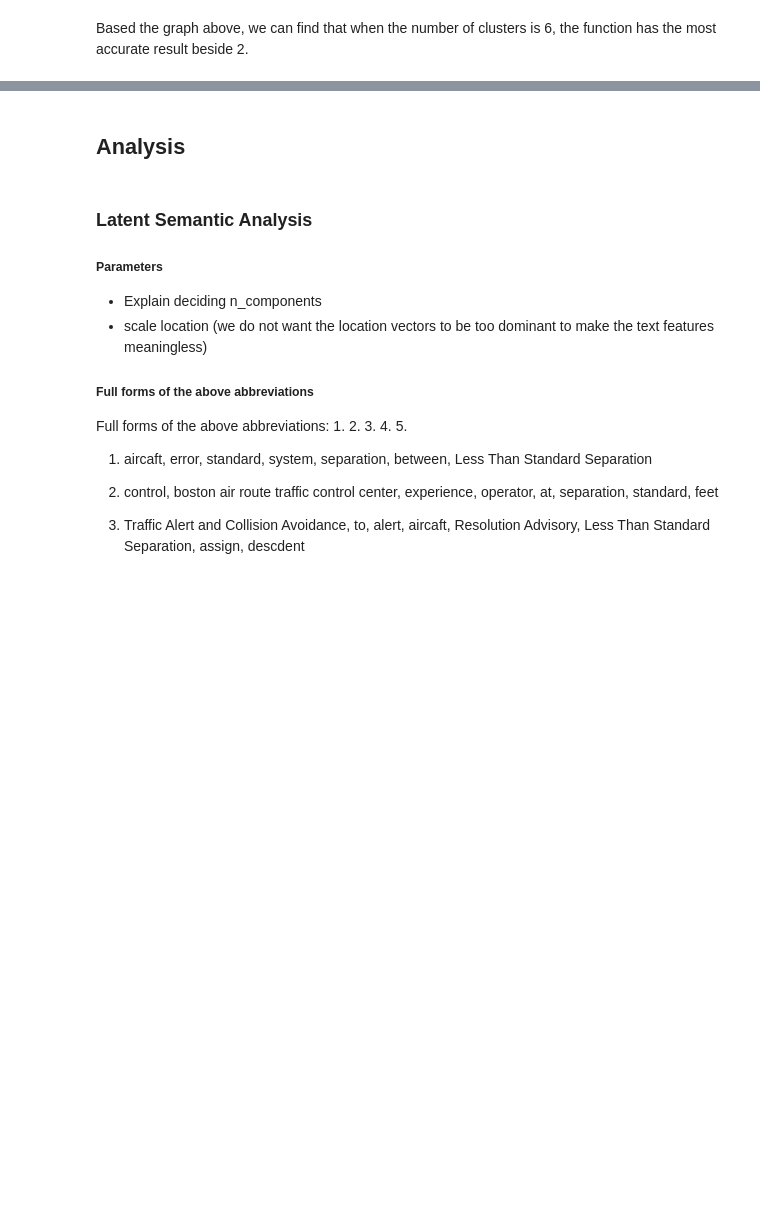
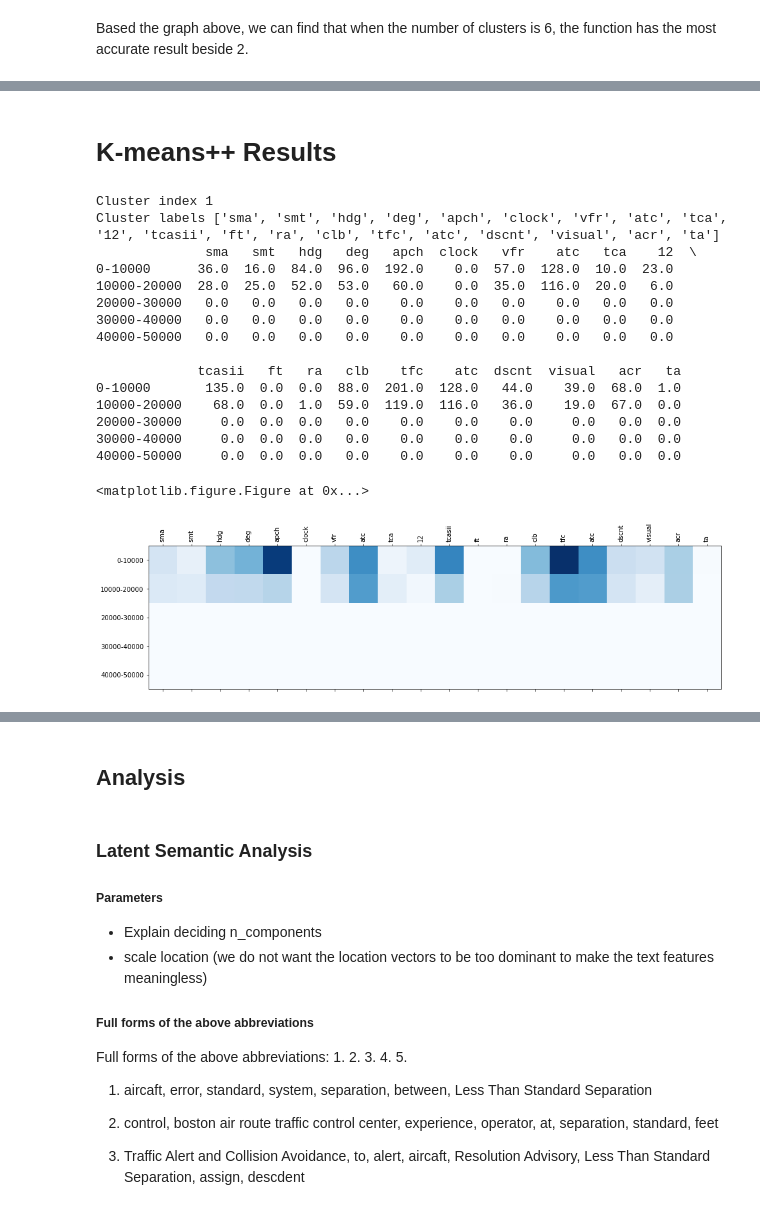
Before and after one commit to lingyigu/acas, a Jupyter notebook: src/03-Clustering.ipynb, the cells around one changed output, grey strips where cells are left out. Cells and saved outputs as stored; diff of their text form; code cells hidden in the pictures; blank space fills up the shorter version.

Commit message:
Plot a heatmap of frequency of labeled terms for each cluster.

```diff
--- a/src/03-Clustering.ipynb
+++ b/src/03-Clustering.ipynb
@@ -415,0 +416,10 @@ plt.show()
+# %% [markdown]
+# K-means++ Results
+# %%
+# Record the indices of the report in each cluster
+Kclusters_reports_index = {}
+for i in (range(len(Klabels))):
+    if Klabels[i] in Kclusters_reports_index:
+        Kclusters_reports_index[Klabels[i]].append(i)
+    else:
+        Kclusters_reports_index[Klabels[i]] = [i]
@@ -415,0 +432,52 @@ plt.show()
+# %%
+altitude_ranges = [range(5000), range(5000, 10000), range(10000, 20000), range(20000, 30000), range(30000, 40000)]
+altitudes = ['0-10000', '10000-20000', '20000-30000', '30000-40000', '40000-50000']
+
+def cluster_heat_map(i):
+    # Initialize a dataframe for counting
+    cluster_labels = Kcluster_names[i][0].split() + Kcluster_names[i][1].split()
+    df_count = pd.DataFrame(np.zeros((len(altitudes), len(cluster_labels))))
+    df_count.index = ['0-10000', '10000-20000', '20000-30000', '30000-40000', '40000-50000']
+    df_count.columns = cluster_labels
+
+    # reports in this cluster
+    reports_index = Kclusters_reports_index[i]
+    for report_index in reports_index:
+        altitude = new_report.iloc[report_index]['Altitude']
+        report_word_count = Counter(new_report.iloc[report_index]['Report'].split())
+
+        for r in range(len(altitude_ranges)):
+            if altitude in altitude_ranges[r]:
+                for label in cluster_labels:
+                    df_count.iloc[r][label] += report_word_count[label]
+        # end of altitude ranges
+    # end of reports in this cluster
+
+    plt.figure(figsize=(20, 20))
+    plt.matshow(df_count.values, cmap=plt.cm.Blues)
+    plt.xticks(np.arange(df_count.shape[1]), df_count.columns.tolist(), rotation='vertical')
+    plt.yticks(np.arange(df_count.shape[0]), df_count.index.tolist())
+
+    print("Cluster index {}".format(i + 1))
+    print("Cluster labels {}".format(cluster_labels))
+    print(df_count)
+# %%
+cluster_heat_map(0)
+# %% [output]
+Cluster index 1
+Cluster labels ['sma', 'smt', 'hdg', 'deg', 'apch', 'clock', 'vfr', 'atc', 'tca', '12', 'tcasii', 'ft', 'ra', 'clb', 'tfc', 'atc', 'dscnt', 'visual', 'acr', 'ta']
+              sma   smt   hdg   deg   apch  clock   vfr    atc   tca    12  \
+0-10000      36.0  16.0  84.0  96.0  192.0    0.0  57.0  128.0  10.0  23.0
+10000-20000  28.0  25.0  52.0  53.0   60.0    0.0  35.0  116.0  20.0   6.0
+20000-30000   0.0   0.0   0.0   0.0    0.0    0.0   0.0    0.0   0.0   0.0
+30000-40000   0.0   0.0   0.0   0.0    0.0    0.0   0.0    0.0   0.0   0.0
+40000-50000   0.0   0.0   0.0   0.0    0.0    0.0   0.0    0.0   0.0   0.0
+
+             tcasii   ft   ra   clb    tfc    atc  dscnt  visual   acr   ta
+0-10000       135.0  0.0  0.0  88.0  201.0  128.0   44.0    39.0  68.0  1.0
+10000-20000    68.0  0.0  1.0  59.0  119.0  116.0   36.0    19.0  67.0  0.0
+20000-30000     0.0  0.0  0.0   0.0    0.0    0.0    0.0     0.0   0.0  0.0
+30000-40000     0.0  0.0  0.0   0.0    0.0    0.0    0.0     0.0   0.0  0.0
+40000-50000     0.0  0.0  0.0   0.0    0.0    0.0    0.0     0.0   0.0  0.0
+<matplotlib.figure.Figure at 0x...>
+[figure, added]
```
Also changed, not shown: parts of 16 cells of this notebook, 1 other file.
